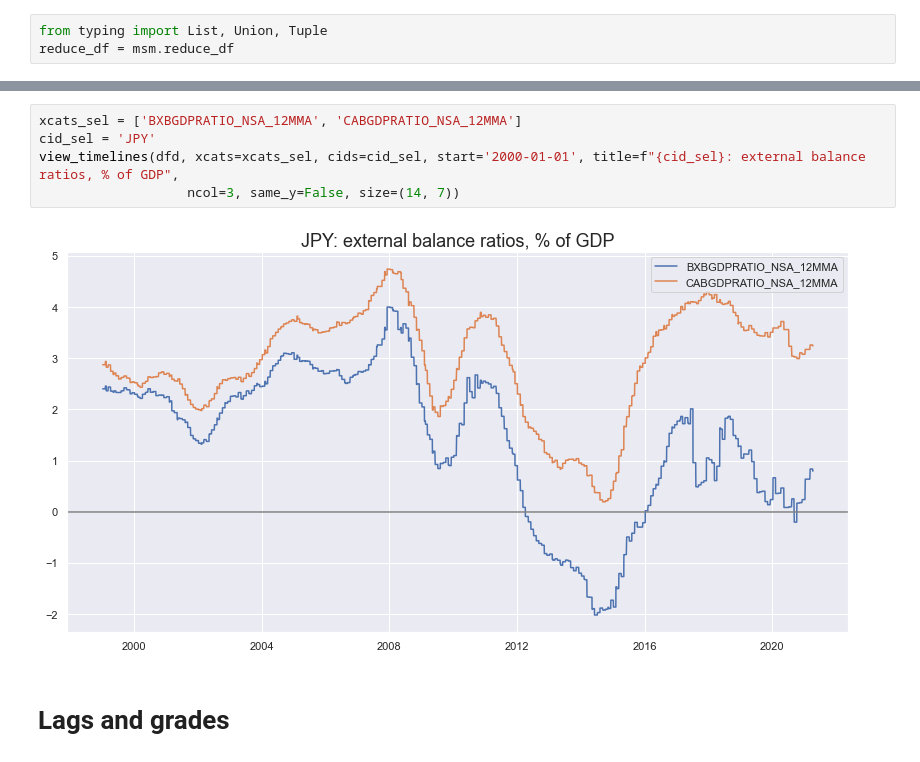
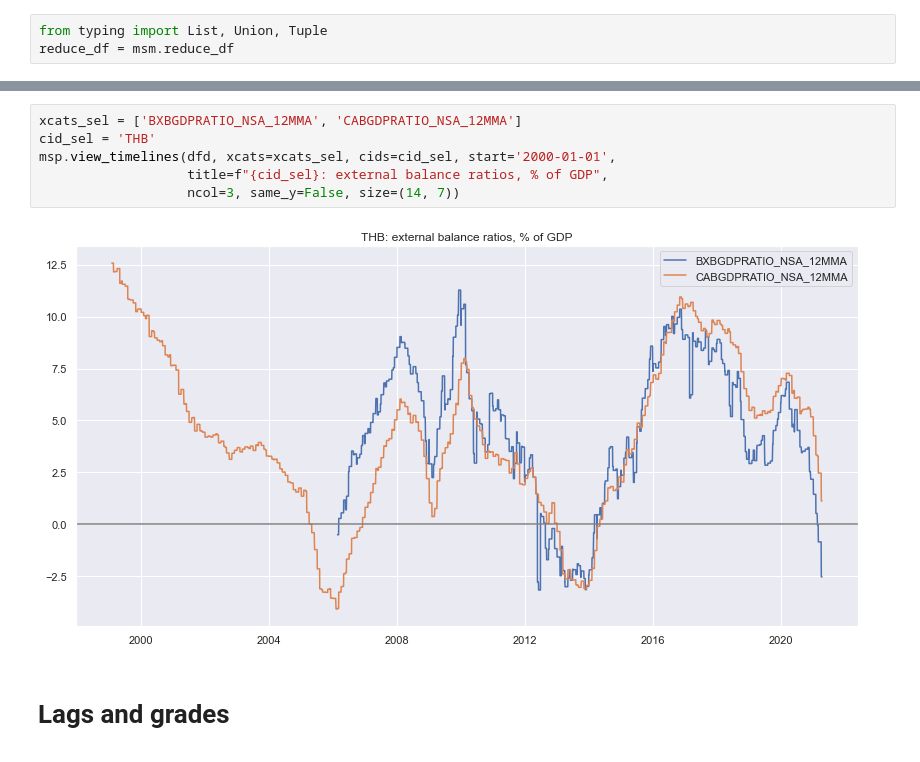
Before and after one commit to macrosynergy/macrosynergy, a Jupyter notebook: notebooks/reviews/quantamental/test.ipynb, the cells around one changed output, grey strips where cells are left out. Cells and saved outputs as stored; diff of their text form.

```diff
--- a/notebooks/reviews/quantamental/test.ipynb
+++ b/notebooks/reviews/quantamental/test.ipynb
@@ -99,10 +99,11 @@ view_timelines(dfd, xcats=xcats_sel, cids=cids_exp, start='2000-01-01', title="E
 # %%
 xcats_sel = ['BXBGDPRATIO_NSA_12MMA', 'CABGDPRATIO_NSA_12MMA']
-cid_sel = 'JPY'
-view_timelines(dfd, xcats=xcats_sel, cids=cid_sel, start='2000-01-01', title=f"{cid_sel}: external balance ratios, % of GDP",
+cid_sel = 'THB'
+msp.view_timelines(dfd, xcats=xcats_sel, cids=cid_sel, start='2000-01-01',
+                   title=f"{cid_sel}: external balance ratios, % of GDP",
                    ncol=3, same_y=False, size=(14, 7))
 # %% [output]
-[figure, old version]
+[figure, new version]
 # %% [markdown]
 # Lags and grades
 # %% [markdown]
```
Also changed, not shown: parts of 3 cells of this notebook, 7 other files.
